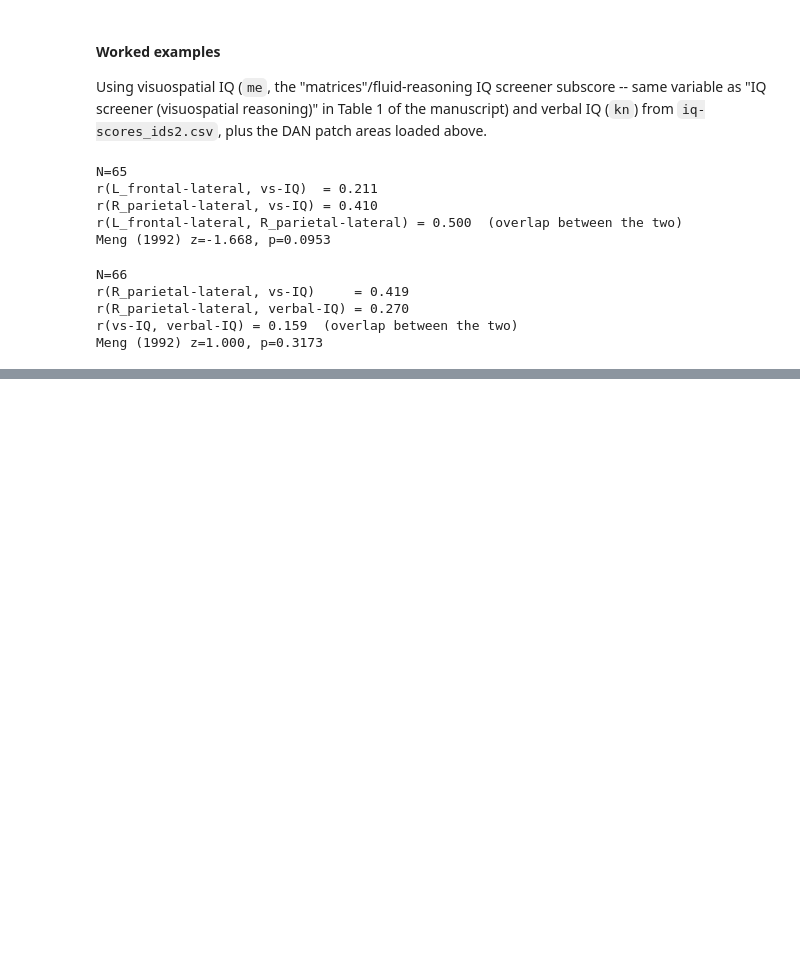
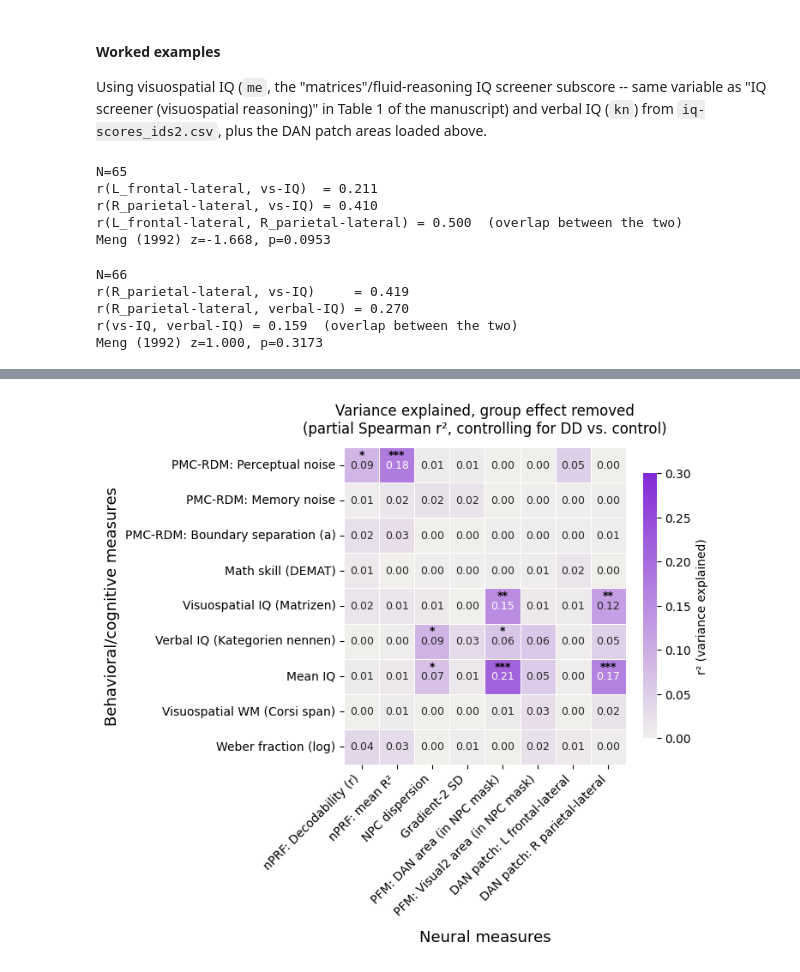
Before and after one commit to mrenke/parietal_patterns, a Jupyter notebook: prep_results/thesis_ch-DD-neuro_01.ipynb, the cells around one changed output, grey strips where cells are left out. Drawn from its saved outputs; the diff is of its cells as text; code cells hidden in the pictures; blank space fills up the shorter version.

```diff
--- a/prep_results/thesis_ch-DD-neuro_01.ipynb
+++ b/prep_results/thesis_ch-DD-neuro_01.ipynb
@@ -318,0 +449,42 @@ Meng (1992) z=1.000, p=0.3173
+# %%
+df_bn_partial = df_bn.join(group_df[['group']], how='inner')
+
+partial_r_bn = pd.DataFrame(index=behav_vars, columns=neural_vars, dtype=float)
+partial_p_bn = pd.DataFrame(index=behav_vars, columns=neural_vars, dtype=float)
+
+for b in behav_vars:
+    for nv in neural_vars:
+        sub = df_bn_partial[[b, nv, 'group']].dropna()
+        if len(sub) < 10:
+            continue
+        res = pingouin.partial_corr(data=sub, x=b, y=nv, covar='group', method='spearman')
+        partial_r_bn.loc[b, nv] = res['r'].iloc[0]
+        partial_p_bn.loc[b, nv] = res['p-val'].iloc[0]
+
+partial_r2_bn = partial_r_bn ** 2 # converts the (signed, -1 to 1) partial correlation into the coefficient of determination (0 to 1): "how much variance two variables share,"
+# %%
+sequential_cmap = LinearSegmentedColormap.from_list('blue_seq', ['#f0efec', "#832ad6"])
+fig, ax = plt.subplots(figsize=(0.65 * len(neural_vars) + 2, 0.6 * len(behav_vars) + 2))
+sns.heatmap(partial_r2_bn.astype(float), cmap=sequential_cmap, vmin=0, vmax=0.3,
+            square=True, annot=True, fmt='.2f', annot_kws={'size': 9},
+            linewidths=0.5, linecolor='white',
+            cbar_kws={'shrink': 0.6, 'label': 'r² (variance explained)'}, ax=ax)
+
+# axis labels
+ax.set_xticklabels([pretty_names_bn.get(c, c) for c in neural_vars], rotation=45, ha='right')
+ax.set_yticklabels([pretty_names_bn.get(c, c) for c in behav_vars], rotation=0)
+ax.set_xlabel('Neural measures', fontsize=13, labelpad=10)
+ax.set_ylabel('Behavioral/cognitive measures', fontsize=13)
+ax.set_title('Variance explained, group effect removed\n(partial Spearman r², controlling for DD vs. control)', pad=12)
+
+# sign. stars
+from parietal_patterns.utils.statistics import sig_stars
+for i, b in enumerate(behav_vars):
+    for j, nv in enumerate(neural_vars):
+        stars = sig_stars(partial_p_bn.loc[b, nv])
+        ax.text(j + 0.5, i + 0.22, stars, ha='center', va='center',fontsize=9, fontweight='bold', color='black') if stars else None
+
+plt.tight_layout()
+plt.savefig(op.join(plot_folder, 'cross_measure_partial_r2_behav-neural_group-removed.pdf'), dpi=300, bbox_inches='tight')
+# %% [output]
+[figure, added]
```
Also changed, not shown: parts of 16 cells of this notebook, 3 other files.
